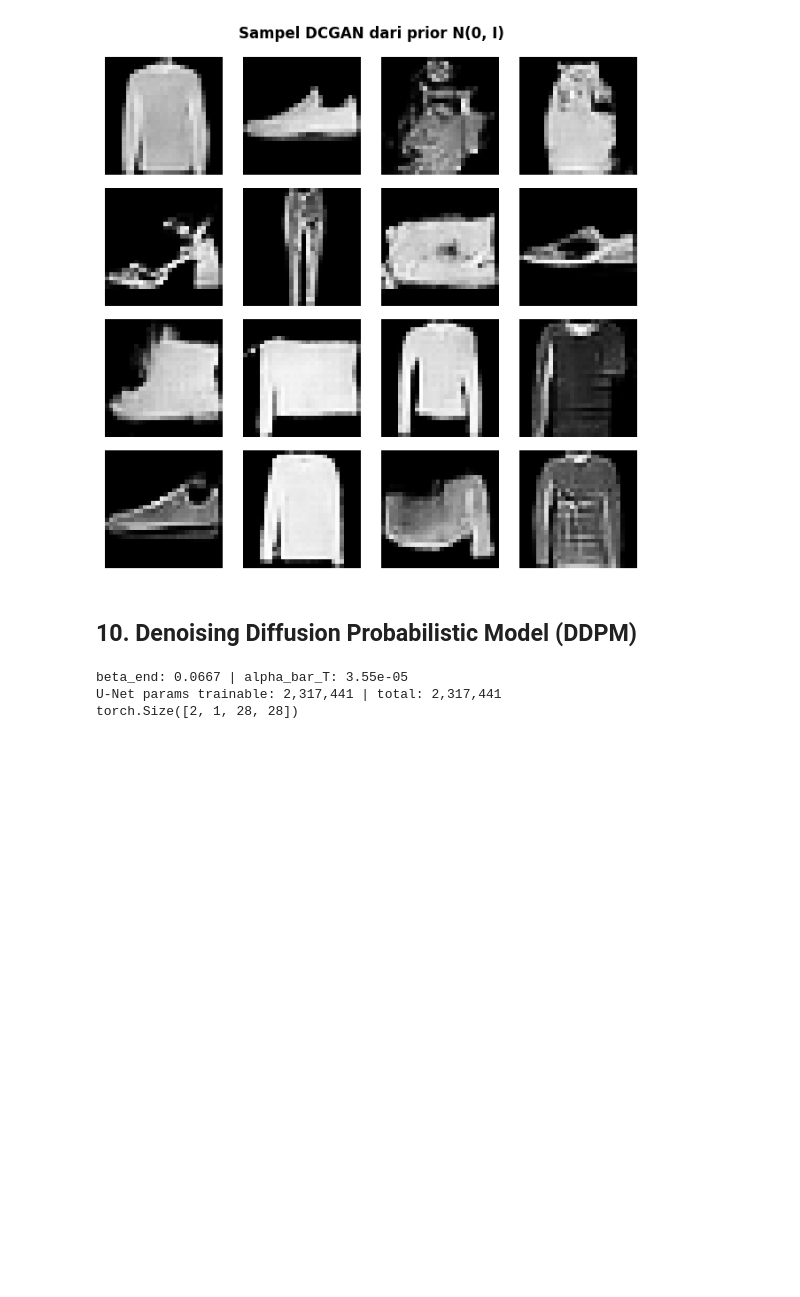
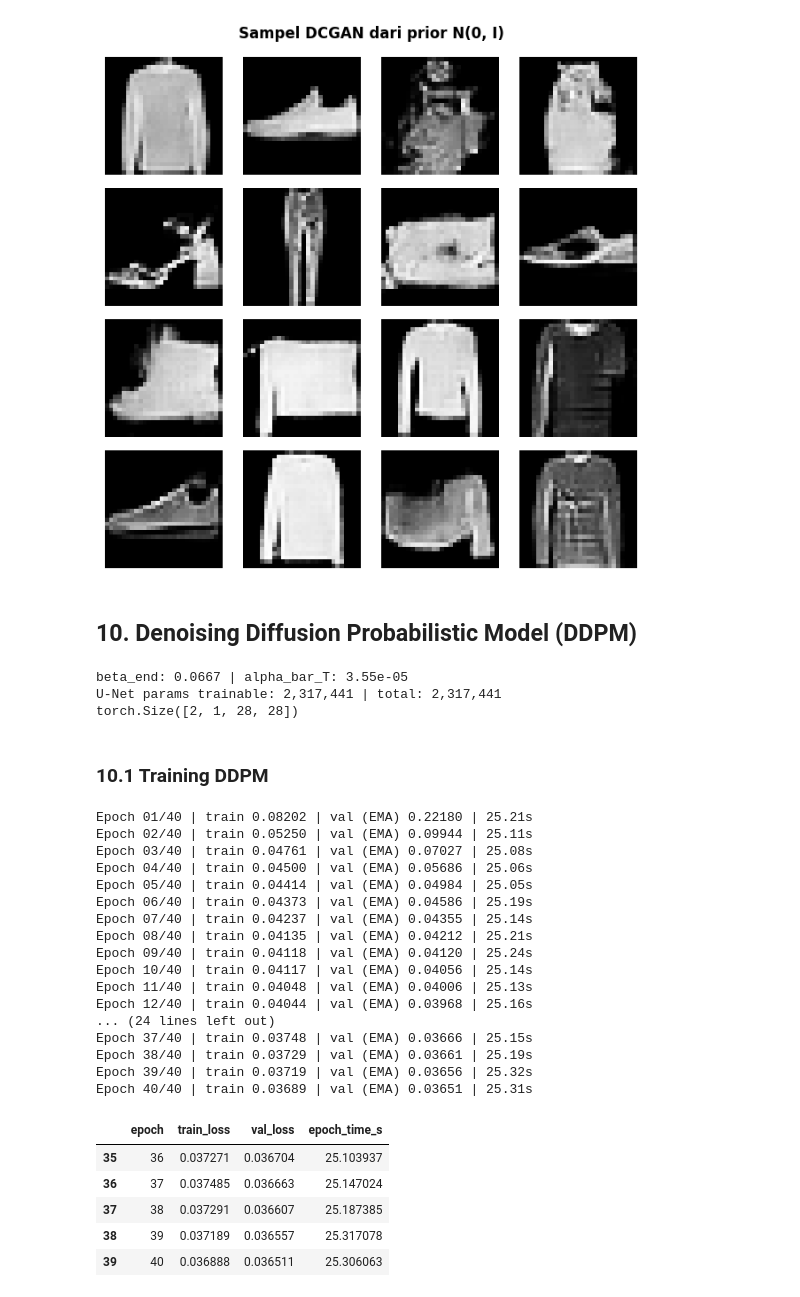
Before and after one commit to CannyCeles/deep-learning-ae-gan, a Jupyter notebook: notebooks/tugas-ae-gan.ipynb, the cells around one changed output. Cells and saved outputs as stored; diff of their text form; code cells hidden in the pictures; blank space fills up the shorter version.

Commit message:
feat(train): add cached ddpm training with ema

```diff
--- a/notebooks/tugas-ae-gan.ipynb
+++ b/notebooks/tugas-ae-gan.ipynb
@@ -1260,3 +1260,77 @@ print(probe(torch.randn(2, 1, 28, 28), torch.tensor([0, DDPM_T - 1])).shape)
 beta_end: 0.0667 | alpha_bar_T: 3.55e-05
 U-Net params trainable: 2,317,441 | total: 2,317,441
 torch.Size([2, 1, 28, 28])
+# %% [markdown]
+### 10.1 Training DDPM
+# %%
+DDPM_WEIGHTS_PATH = os.path.join(WEIGHTS_DIR, "ddpm.pt")
+DDPM_HISTORY_PATH = os.path.join(RESULTS_DIR, "history_ddpm.csv")
+DDPM_EPOCHS = 40
+DDPM_LR = 2e-4
+DDPM_EMA_DECAY = 0.999
+
+set_seed(SEED)
+loader_gen.manual_seed(SEED)
+unet = DDPMUNet().to(device)
+ema_unet = DDPMUNet().to(device)
+ema_unet.load_state_dict(unet.state_dict())
+
+if os.path.exists(DDPM_WEIGHTS_PATH) and os.path.exists(DDPM_HISTORY_PATH) and not FORCE_RERUN:
+    ema_unet.load_state_dict(torch.load(DDPM_WEIGHTS_PATH, map_location=device, weights_only=True))
+    ddpm_history = pd.read_csv(DDPM_HISTORY_PATH)
+    print("Cache dimuat: ddpm.pt")
+else:
+    optimizer = torch.optim.Adam(unet.parameters(), lr=DDPM_LR)
+    rows = []
+    for epoch in range(1, DDPM_EPOCHS + 1):
+        unet.train()
+        start = time.perf_counter()
+        running_loss = 0.0
+        for x, _ in train_loader:
+            x0 = to_signed(x.to(device))
+            n = x0.size(0)
+            t = torch.randint(0, DDPM_T, (n,), device=device)
+            noise = torch.randn_like(x0)
+            optimizer.zero_grad()
+            loss = F.mse_loss(unet(q_sample(x0, t, noise), t), noise)
+            loss.backward()
+            torch.nn.utils.clip_grad_norm_(unet.parameters(), 1.0)
+            optimizer.step()
+            with torch.no_grad():
+                for p_ema, p in zip(ema_unet.parameters(), unet.parameters()):
+                    p_ema.mul_(DDPM_EMA_DECAY).add_(p, alpha=1 - DDPM_EMA_DECAY)
+            running_loss += loss.item() * n
+        epoch_time = time.perf_counter() - start
+        train_loss = running_loss / len(train_ds)
+        val_loss = evaluate_ddpm_loss(ema_unet, val_loader)
+        rows.append({"epoch": epoch, "train_loss": train_loss, "val_loss": val_loss, "epoch_time_s": epoch_time})
+        print(f"Epoch {epoch:02d}/{DDPM_EPOCHS} | train {train_loss:.5f} | val (EMA) {val_loss:.5f} | {epoch_time:.2f}s")
+    torch.save(ema_unet.state_dict(), DDPM_WEIGHTS_PATH)
+    ddpm_history = pd.DataFrame(rows)
+    ddpm_history.to_csv(DDPM_HISTORY_PATH, index=False)
+
+display(ddpm_history.tail())
+# %% [output]
+Epoch 01/40 | train 0.08202 | val (EMA) 0.22180 | 25.21s
+Epoch 02/40 | train 0.05250 | val (EMA) 0.09944 | 25.11s
+Epoch 03/40 | train 0.04761 | val (EMA) 0.07027 | 25.08s
+Epoch 04/40 | train 0.04500 | val (EMA) 0.05686 | 25.06s
+Epoch 05/40 | train 0.04414 | val (EMA) 0.04984 | 25.05s
+Epoch 06/40 | train 0.04373 | val (EMA) 0.04586 | 25.19s
+Epoch 07/40 | train 0.04237 | val (EMA) 0.04355 | 25.14s
+Epoch 08/40 | train 0.04135 | val (EMA) 0.04212 | 25.21s
+Epoch 09/40 | train 0.04118 | val (EMA) 0.04120 | 25.24s
+Epoch 10/40 | train 0.04117 | val (EMA) 0.04056 | 25.14s
+Epoch 11/40 | train 0.04048 | val (EMA) 0.04006 | 25.13s
+Epoch 12/40 | train 0.04044 | val (EMA) 0.03968 | 25.16s
+... (24 lines left out)
+Epoch 37/40 | train 0.03748 | val (EMA) 0.03666 | 25.15s
+Epoch 38/40 | train 0.03729 | val (EMA) 0.03661 | 25.19s
+Epoch 39/40 | train 0.03719 | val (EMA) 0.03656 | 25.32s
+Epoch 40/40 | train 0.03689 | val (EMA) 0.03651 | 25.31s
+|  | epoch | train_loss | val_loss | epoch_time_s |
+| 35 | 36 | 0.037271 | 0.036704 | 25.103937 |
+| 36 | 37 | 0.037485 | 0.036663 | 25.147024 |
+| 37 | 38 | 0.037291 | 0.036607 | 25.187385 |
+| 38 | 39 | 0.037189 | 0.036557 | 25.317078 |
+| 39 | 40 | 0.036888 | 0.036511 | 25.306063 |
```
Also changed, not shown: parts of 5 cells of this notebook.
